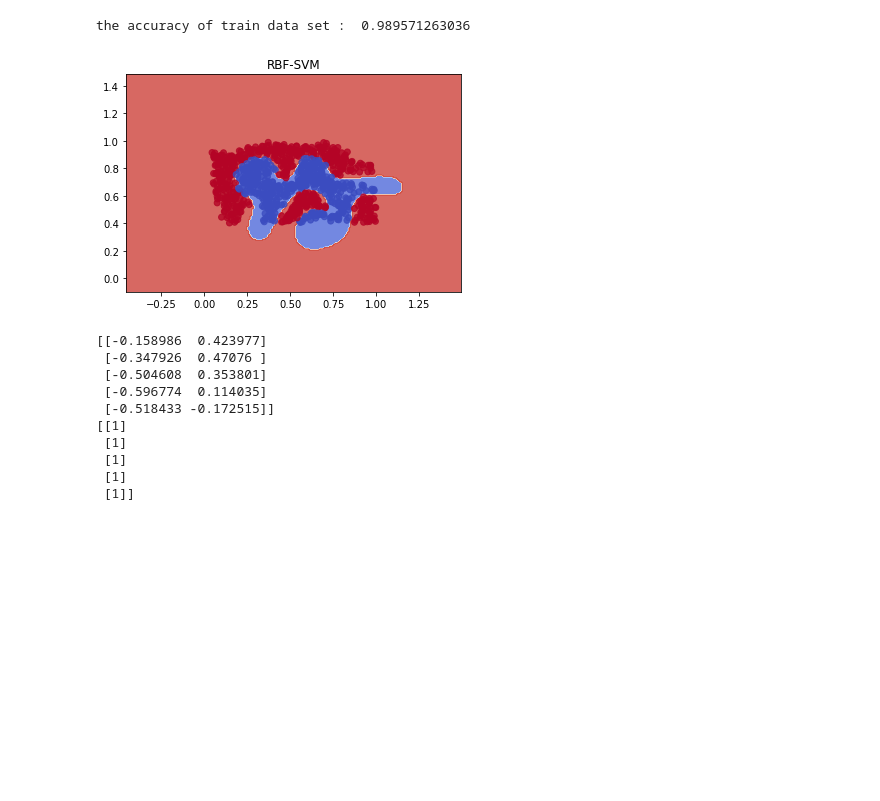
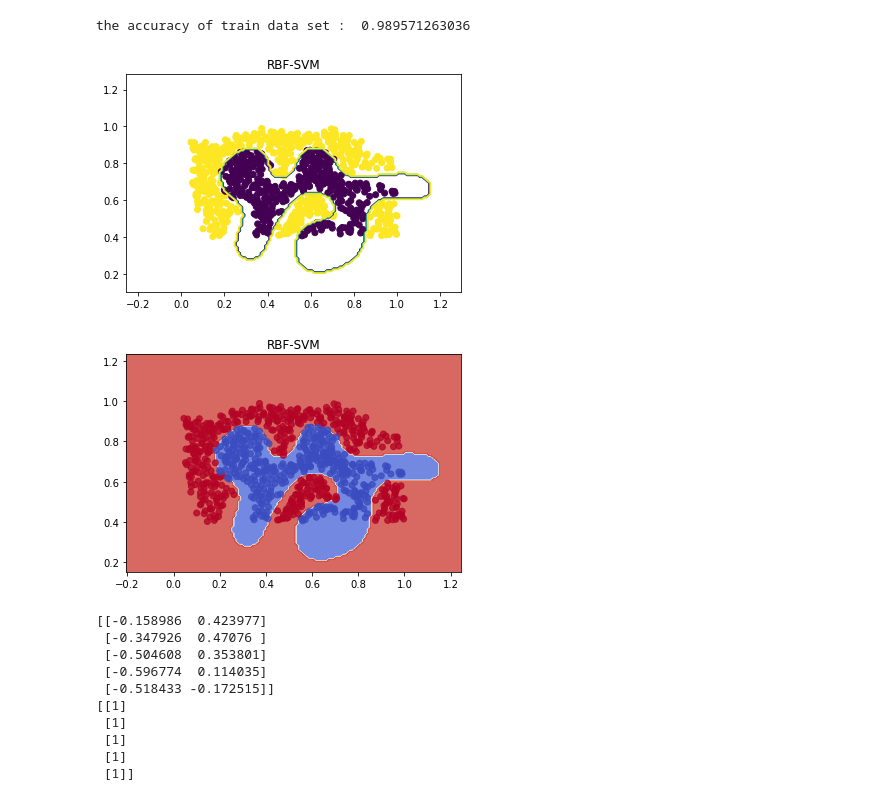
Before and after one commit to TingNie/Coursera-ML-using-matlab-python, a Jupyter notebook: svm.ipynb, the cells around one changed output. Cells and saved outputs as stored; diff of their text form; code cells hidden in the pictures; blank space fills up the shorter version.

```diff
--- a/svm.ipynb
+++ b/svm.ipynb
@@ -131,14 +137,22 @@ acc_train = np.mean(y2_pred==y2.ravel())
 print "the accuracy of train data set : ",acc_train
 # %% [output]
 the accuracy of train data set :  0.989571263036
+# %%
+#可视化一下，决策边界
+
+plot_decision_boundary1(lambda x:clf2.predict(x),X2,y2,0.3)
+plt.title("RBF-SVM")
+plt.show()
+# %% [output]
+[figure, added]
 # %%
 #可视化一下，决策边界
 
-plot_decision_boundary(lambda x:clf2.predict(x),X2,y2)
+plot_decision_boundary(lambda x:clf2.predict(x),X2,y2,0.25)
 plt.title("RBF-SVM")
 plt.show()
 # %% [output]
-[figure, old version]
+[figure, new version]
 # %%
 #load data3
 data3 = sio.loadmat('ex6data3.mat')
```
Also changed, not shown: parts of 5 cells of this notebook.
